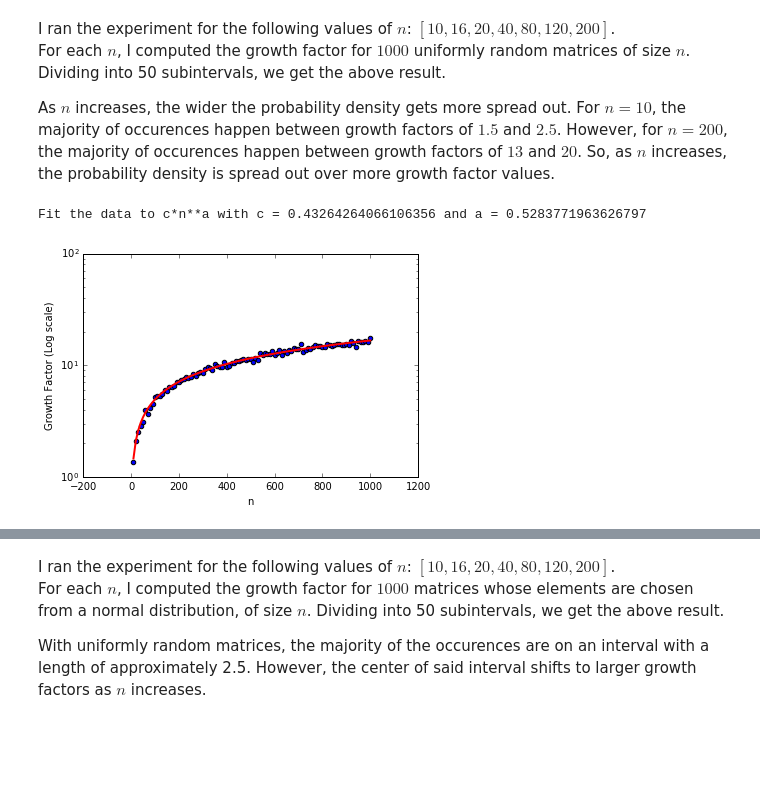
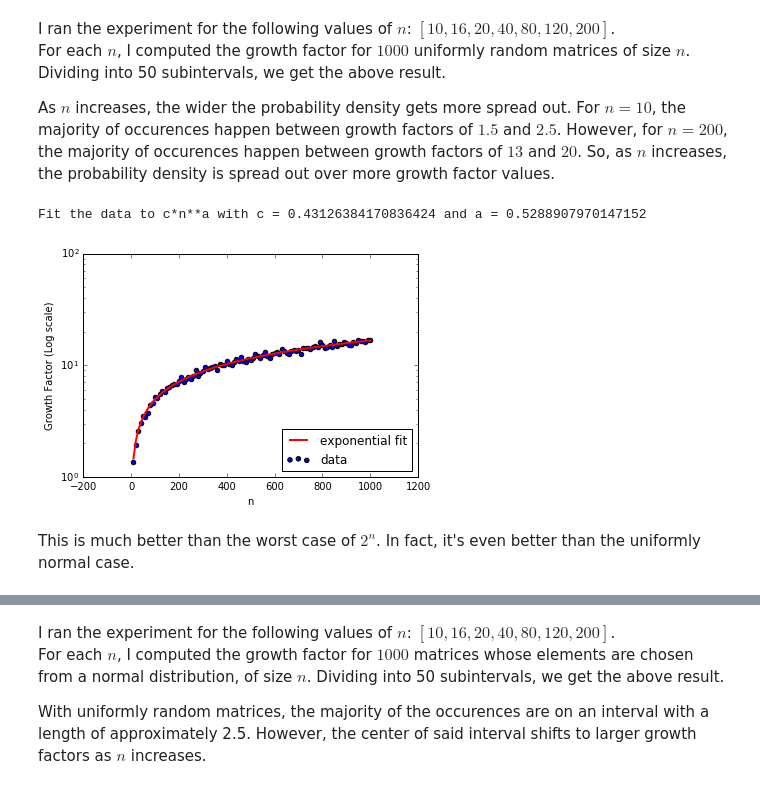
Before and after one commit to m4wright/math387lab2, a Jupyter notebook: lab2.ipynb, the cells around one changed output, grey strips where cells are left out. Saved outputs shown, nothing was run; the diff lists cells and outputs as text; code cells hidden in the pictures; blank space fills up the shorter version.

```diff
--- a/lab2.ipynb
+++ b/lab2.ipynb
@@ -137,20 +137,22 @@ As $n$ increases, the wider the probability density gets more spread out. For $n
 # %%
 n_range = range(10, 1010, 10)
 data = compute_average_gf(n_range, 20, normalRandomMatrix)
 exponential = lambda n, c, a: c * n**a
 coefficients, _ = curve_fit(exponential, n_range, data)
 c, a = coefficients
-print("Fit the data to c*n**a with c = {} and a = {}".format(c, a))
+print("Fit the data to c*n**a with c = {} and a = {}\n\n".format(c, a))
 plt.scatter(n_range, data, label='data')
 plt.plot(n_range, exponential(n_range, c, a), label="exponential fit", color='r', linewidth='2.0')
 plt.xlabel("n")
 plt.ylabel("Growth Factor (Log scale)")
 plt.yscale("log")
-plt.legend()
+plt.legend(loc="lower right")
 plt.show()
 # %% [output]
-Fit the data to c*n**a with c = 0.43264264066106356 and a = 0.5283771963626797
+Fit the data to c*n**a with c = 0.43126384170836424 and a = 0.5288907970147152
-[figure, old version]
+[figure, new version]
+# %% [markdown]
+This is much better than the worst case of $2^n$. In fact, it's even better than the uniformly normal case.
 # %%
 n_values = [10,16,20,40,80,120,200]
 for n in n_values:
```
Also changed, not shown: parts of 5 cells of this notebook.
